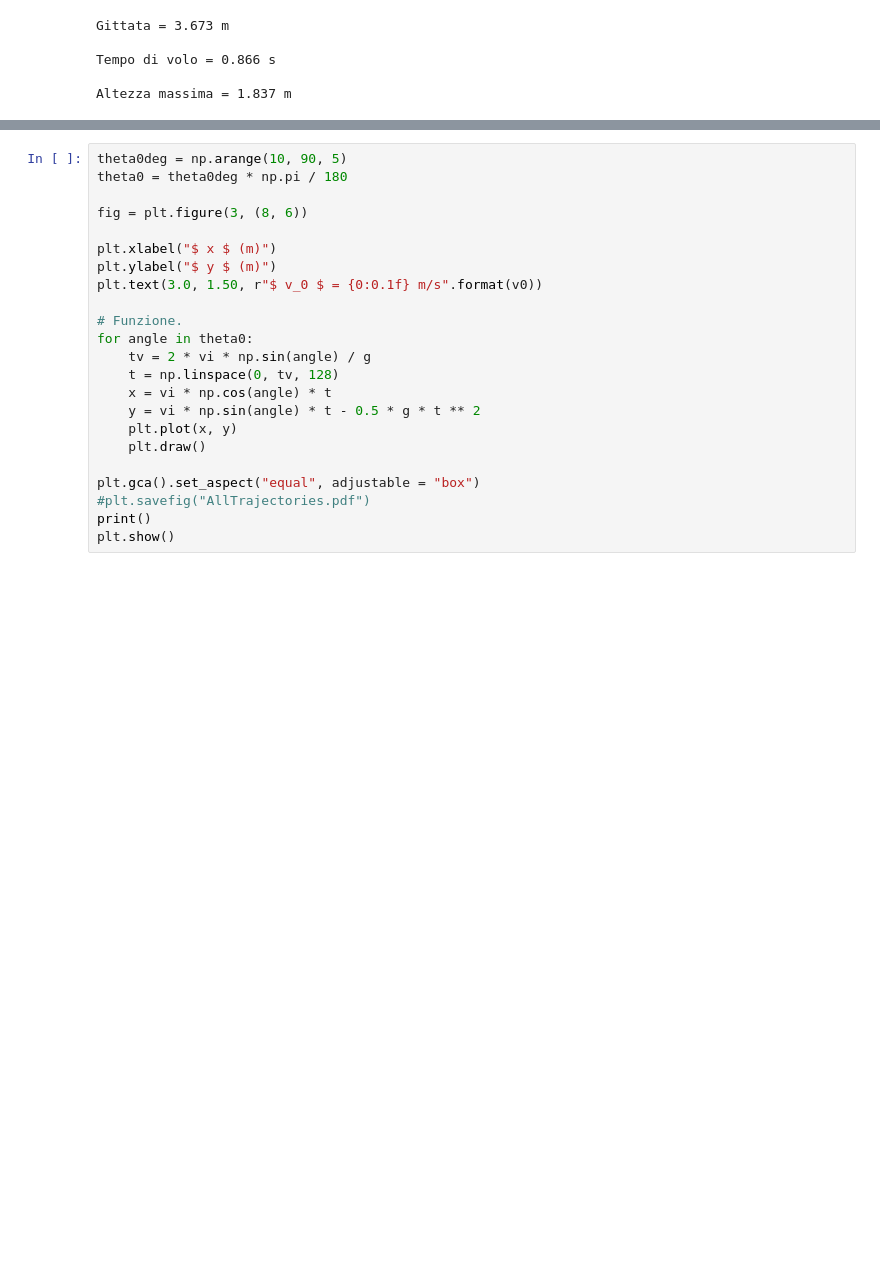
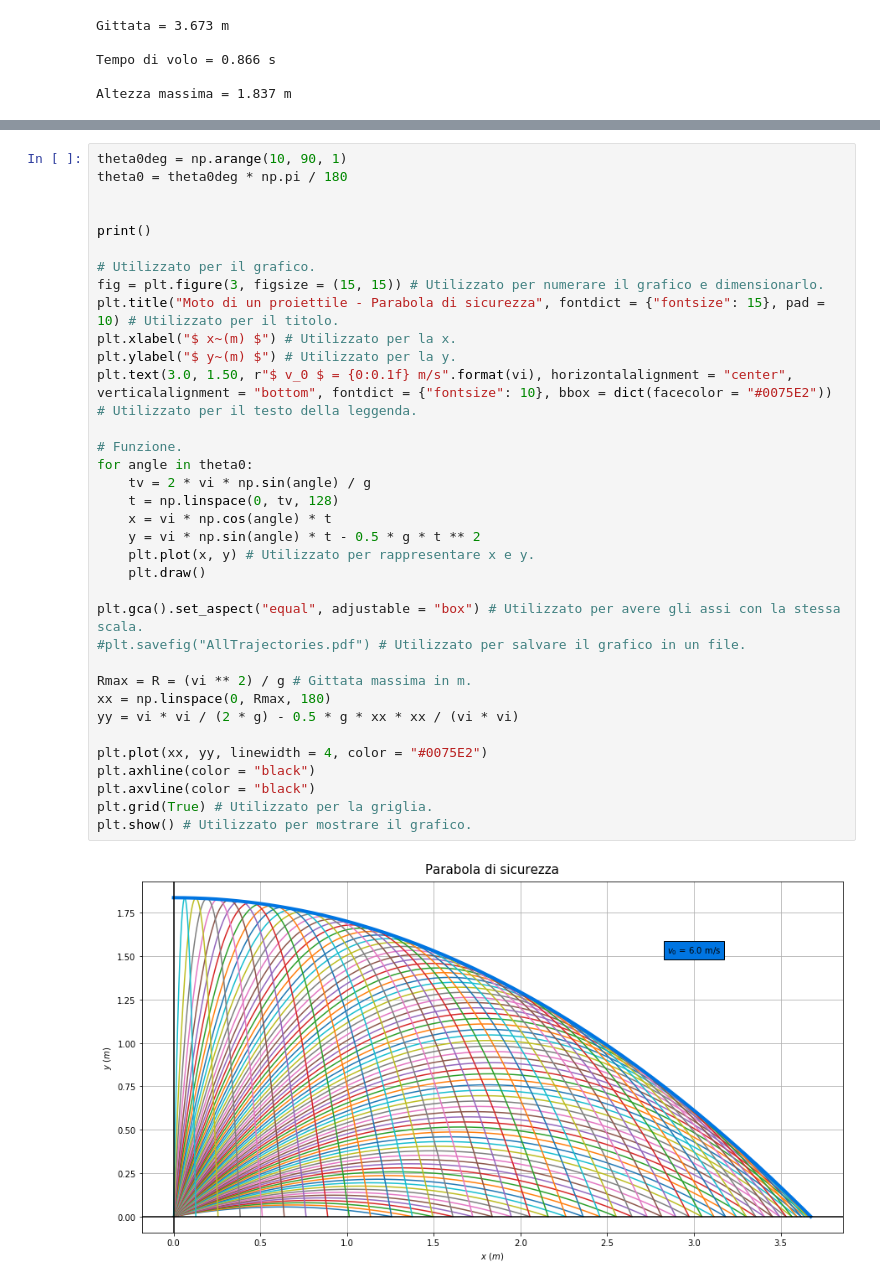
Before and after one commit to Darkaquon/Physics-with-Open-Source-Software, a Jupyter notebook: Notebook/Moto_proiettile.ipynb, the cells around one changed output, grey strips where cells are left out. Saved outputs shown, nothing was run; the diff lists cells and outputs as text; blank space fills up the shorter version.

```diff
--- a/Notebook/Moto_proiettile.ipynb
+++ b/Notebook/Moto_proiettile.ipynb
@@ -160,23 +230,37 @@ Consideriamo la traiettoria che si ottiene in corrispondenza a valori diversi de
 # %%
-theta0deg = np.arange(10, 90, 5)
+theta0deg = np.arange(10, 90, 1)
 theta0 = theta0deg * np.pi / 180
 
-fig = plt.figure(3, (8, 6))
 
-plt.xlabel("$ x $ (m)")
-plt.ylabel("$ y $ (m)")
-plt.text(3.0, 1.50, r"$ v_0 $ = {0:0.1f} m/s".format(v0))
+print()
+
+# Utilizzato per il grafico.
+fig = plt.figure(3, figsize = (15, 15)) # Utilizzato per numerare il grafico e dimensionarlo.
+plt.title("Moto di un proiettile - Parabola di sicurezza", fontdict = {"fontsize": 15}, pad = 10) # Utilizzato per il titolo.
+plt.xlabel("$ x~(m) $") # Utilizzato per la x.
+plt.ylabel("$ y~(m) $") # Utilizzato per la y.
+plt.text(3.0, 1.50, r"$ v_0 $ = {0:0.1f} m/s".format(vi), horizontalalignment = "center", verticalalignment = "bottom", fontdict = {"fontsize": 10}, bbox = dict(facecolor = "#0075E2")) # Utilizzato per il testo della leggenda.
 
 # Funzione.
 for angle in theta0:
     tv = 2 * vi * np.sin(angle) / g
     t = np.linspace(0, tv, 128)
     x = vi * np.cos(angle) * t
     y = vi * np.sin(angle) * t - 0.5 * g * t ** 2
-    plt.plot(x, y)
+    plt.plot(x, y) # Utilizzato per rappresentare x e y.
     plt.draw()
 
-plt.gca().set_aspect("equal", adjustable = "box")
-#plt.savefig("AllTrajectories.pdf")
-print()
-plt.show()
+plt.gca().set_aspect("equal", adjustable = "box") # Utilizzato per avere gli assi con la stessa scala.
+#plt.savefig("AllTrajectories.pdf") # Utilizzato per salvare il grafico in un file.
+
+Rmax = R = (vi ** 2) / g # Gittata massima in m.
+xx = np.linspace(0, Rmax, 180)
+yy = vi * vi / (2 * g) - 0.5 * g * xx * xx / (vi * vi)
+
+plt.plot(xx, yy, linewidth = 4, color = "#0075E2")
+plt.axhline(color = "black")
+plt.axvline(color = "black")
+plt.grid(True) # Utilizzato per la griglia.
+plt.show() # Utilizzato per mostrare il grafico.
+# %% [output]
+[figure, added]
```
Also changed, not shown: parts of 12 cells of this notebook, 11 other files.
